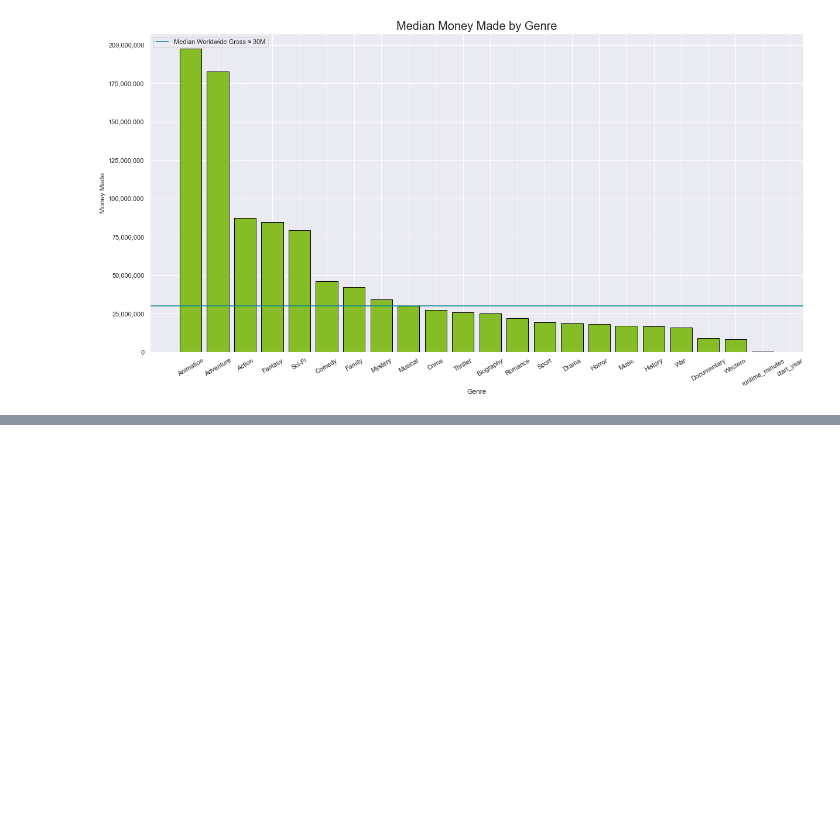
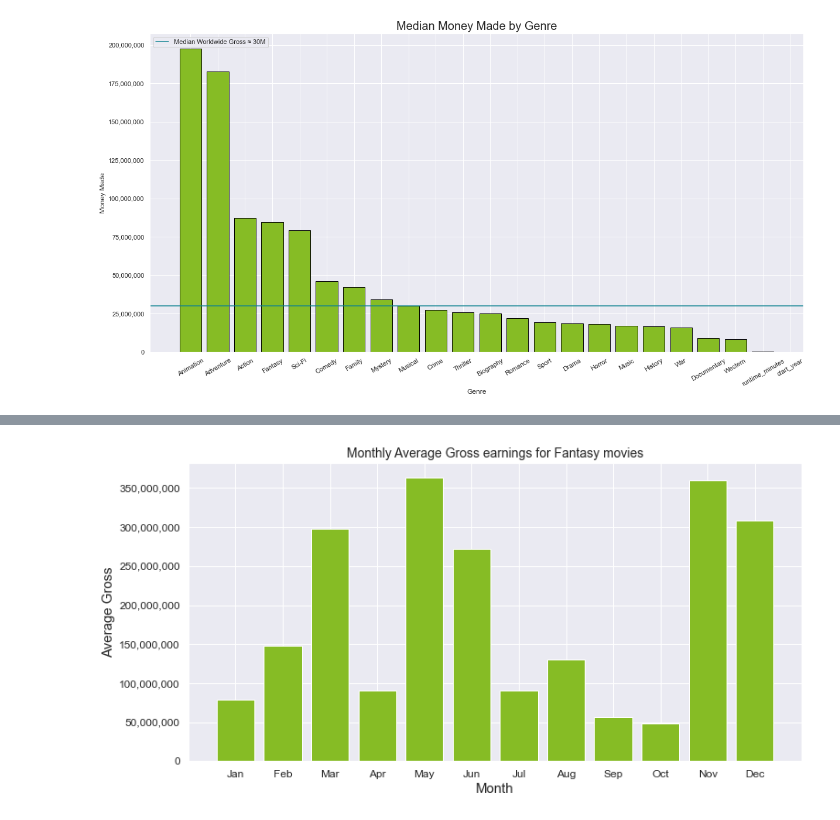
Before and after one commit to racday/ai-capstone, a Jupyter notebook: index.ipynb, the cells around one changed output, grey strips where cells are left out. Drawn from its saved outputs; the diff is of its cells as text; code cells hidden in the pictures; blank space fills up the shorter version.

```diff
--- a/index.ipynb
+++ b/index.ipynb
@@ -465,0 +568,5 @@ plt.show()
+# %%
+# Visualisation of average gross earnings for Sci-Fi movies
+plots(df_plot, 'Fantasy', '#86BC25')
+# %% [output]
+[figure, added]
```
Also changed, not shown: parts of 13 cells of this notebook.
